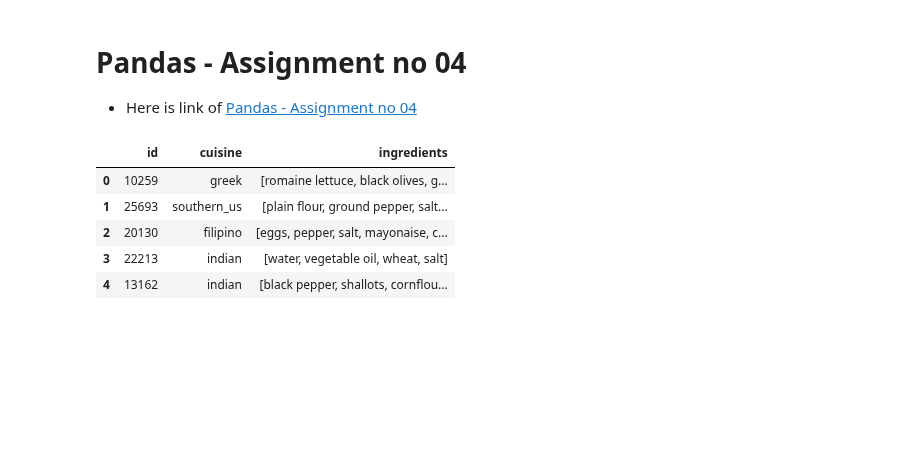
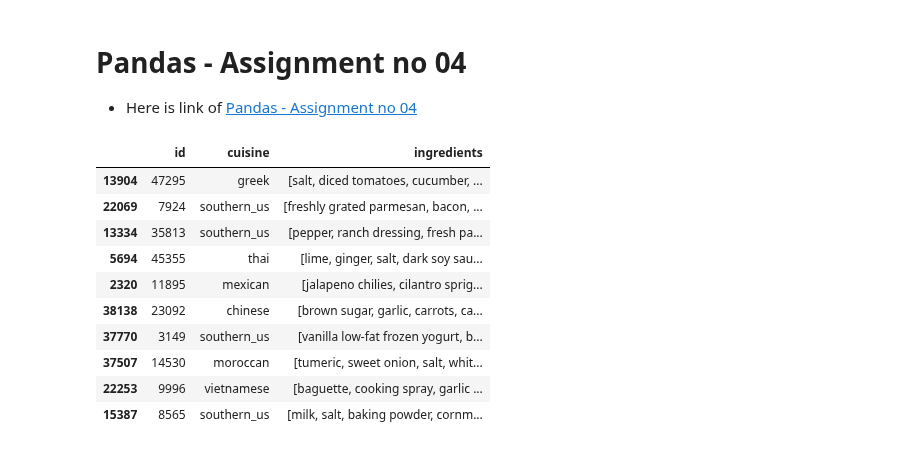
Before and after one commit to tayyabsarfraz/Introduction-to-Data-Analyst-and-Data-Science, a Jupyter notebook: Module no 02- Python for Data Scientists/02 - Pandas for Data Scientists/Lec-2.13(Pandas-04-IO-with-CSV-EXCEL-and-JSON-Files).ipynb, the cells around one changed output. Saved outputs shown, nothing was run; the diff lists cells and outputs as text; code cells hidden in the pictures; blank space fills up the shorter version.

```diff
--- a/Module no 02- Python for Data Scientists/02 - Pandas for Data Scientists/Lec-2.13(Pandas-04-IO-with-CSV-EXCEL-and-JSON-Files).ipynb
+++ b/Module no 02- Python for Data Scientists/02 - Pandas for Data Scientists/Lec-2.13(Pandas-04-IO-with-CSV-EXCEL-and-JSON-Files).ipynb
@@ -769,10 +771,15 @@ df
 # %%
 df1 = pd.read_json('datasets/train.json')
-df1.head()
+df1.sample(10)
 # %% [output]
 |  | id | cuisine | ingredients |
-| 0 | 10259 | greek | [romaine lettuce, black olives, g... |
-| 1 | 25693 | southern_us | [plain flour, ground pepper, salt... |
-| 2 | 20130 | filipino | [eggs, pepper, salt, mayonaise, c... |
-| 3 | 22213 | indian | [water, vegetable oil, wheat, salt] |
-| 4 | 13162 | indian | [black pepper, shallots, cornflou... |
+| 13904 | 47295 | greek | [salt, diced tomatoes, cucumber, ... |
+| 22069 | 7924 | southern_us | [freshly grated parmesan, bacon, ... |
+| 13334 | 35813 | southern_us | [pepper, ranch dressing, fresh pa... |
+| 5694 | 45355 | thai | [lime, ginger, salt, dark soy sau... |
+| 2320 | 11895 | mexican | [jalapeno chilies, cilantro sprig... |
+| 38138 | 23092 | chinese | [brown sugar, garlic, carrots, ca... |
+| 37770 | 3149 | southern_us | [vanilla low-fat frozen yogurt, b... |
+| 37507 | 14530 | moroccan | [tumeric, sweet onion, salt, whit... |
+| 22253 | 9996 | vietnamese | [baguette, cooking spray, garlic ... |
+| 15387 | 8565 | southern_us | [milk, salt, baking powder, cornm... |
```
Also changed, not shown: parts of 11 cells of this notebook, 6 other files.
